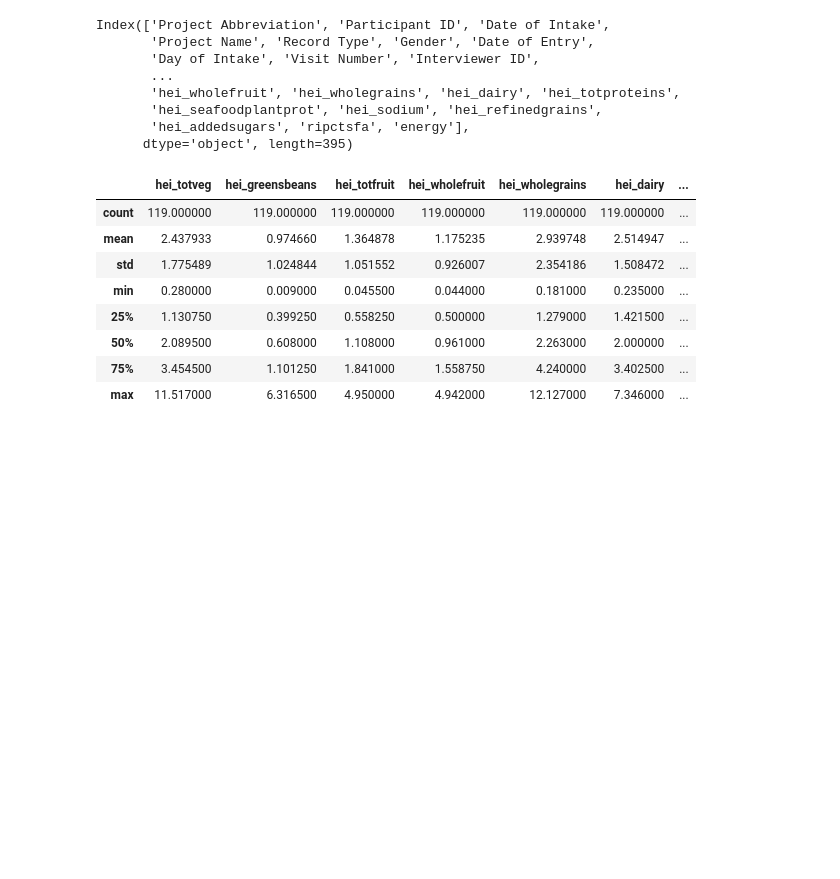
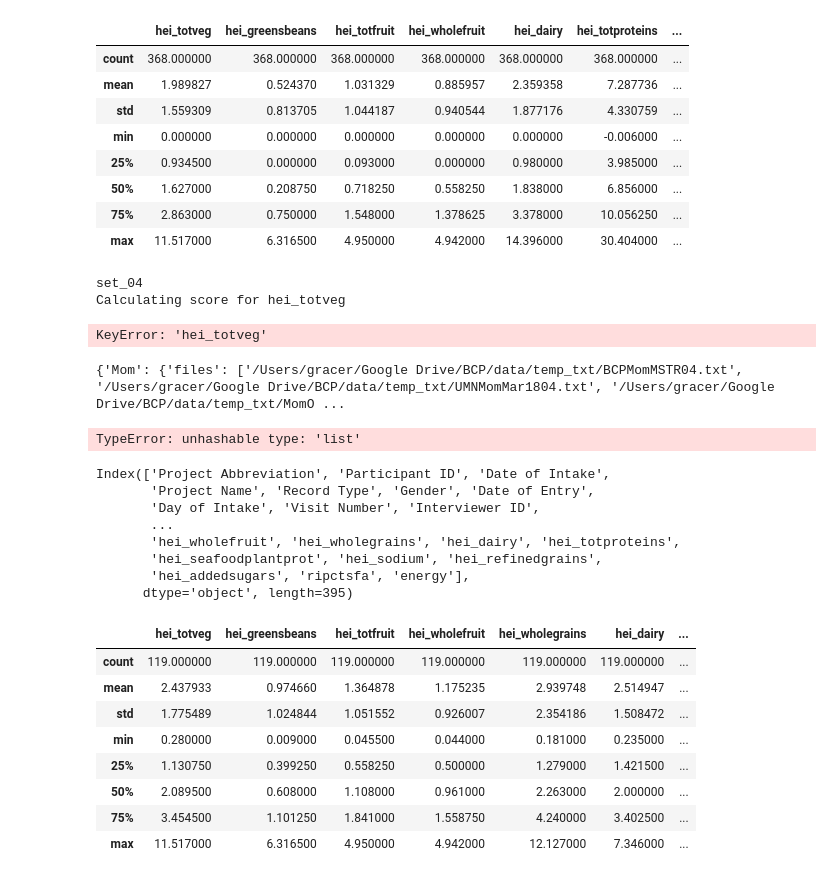
Before and after one commit to niblunc/BCP, a Jupyter notebook: HEI/HEI/Adult check.ipynb, the cells around one changed output. Cells and saved outputs as stored; diff of their text form; code cells hidden in the pictures; blank space fills up the shorter version.

```diff
--- a/HEI/HEI/Adult check.ipynb
+++ b/HEI/HEI/Adult check.ipynb
@@ -329,0 +490,12 @@ Final dataframe size:  (360, 226)
+# %%
+df_dict['set_09'].describe()
+# %% [output]
+|  | hei_totveg | hei_greensbeans | hei_totfruit | hei_wholefruit | hei_dairy | hei_totproteins | ... |
+| count | 368.000000 | 368.000000 | 368.000000 | 368.000000 | 368.000000 | 368.000000 | ... |
+| mean | 1.989827 | 0.524370 | 1.031329 | 0.885957 | 2.359358 | 7.287736 | ... |
+| std | 1.559309 | 0.813705 | 1.044187 | 0.940544 | 1.877176 | 4.330759 | ... |
+| min | 0.000000 | 0.000000 | 0.000000 | 0.000000 | 0.000000 | -0.006000 | ... |
+| 25% | 0.934500 | 0.000000 | 0.093000 | 0.000000 | 0.980000 | 3.985000 | ... |
+| 50% | 1.627000 | 0.208750 | 0.718250 | 0.558250 | 1.838000 | 6.856000 | ... |
+| 75% | 2.863000 | 0.750000 | 1.548000 | 1.378625 | 3.378000 | 10.056250 | ... |
+| max | 11.517000 | 6.316500 | 4.950000 | 4.942000 | 14.396000 | 30.404000 | ... |
@@ -329,0 +530,8 @@ Final dataframe size:  (360, 226)
+# %%
+for k, item in df_dict.items():
+    print(k)
+    check(para_dict, item, k, key, arglist)
+# %% [output]
+set_04
+Calculating score for hei_totveg
+KeyError: 'hei_totveg'
@@ -329,0 +558,10 @@ Final dataframe size:  (360, 226)
+# %%
+for key,value in x.items():
+    print(value)
+    y=HEI.make_components(hei_dict, value)
+    test=['hei_totveg','hei_greensbeans','hei_totfruit','hei_wholefruit','hei_wholegrains','hei_dairy','hei_totproteins','hei_seafoodplantprot','hei_refinedgrains','hei_addedsugars','hei_sodium']
+    y=y[(y[test] > 0).all(1)]
+    z=HEI.grouper(y, interest, arglist)
+# %% [output]
+{'Mom': {'files': ['/Users/gracer/Google Drive/BCP/data/temp_txt/BCPMomMSTR04.txt', '/Users/gracer/Google Drive/BCP/data/temp_txt/UMNMomMar1804.txt', '/Users/gracer/Google Drive/BCP/data/temp_txt/MomO ...
+TypeError: unhashable type: 'list'
```
Also changed, not shown: parts of 11 cells of this notebook, 1 other file.
